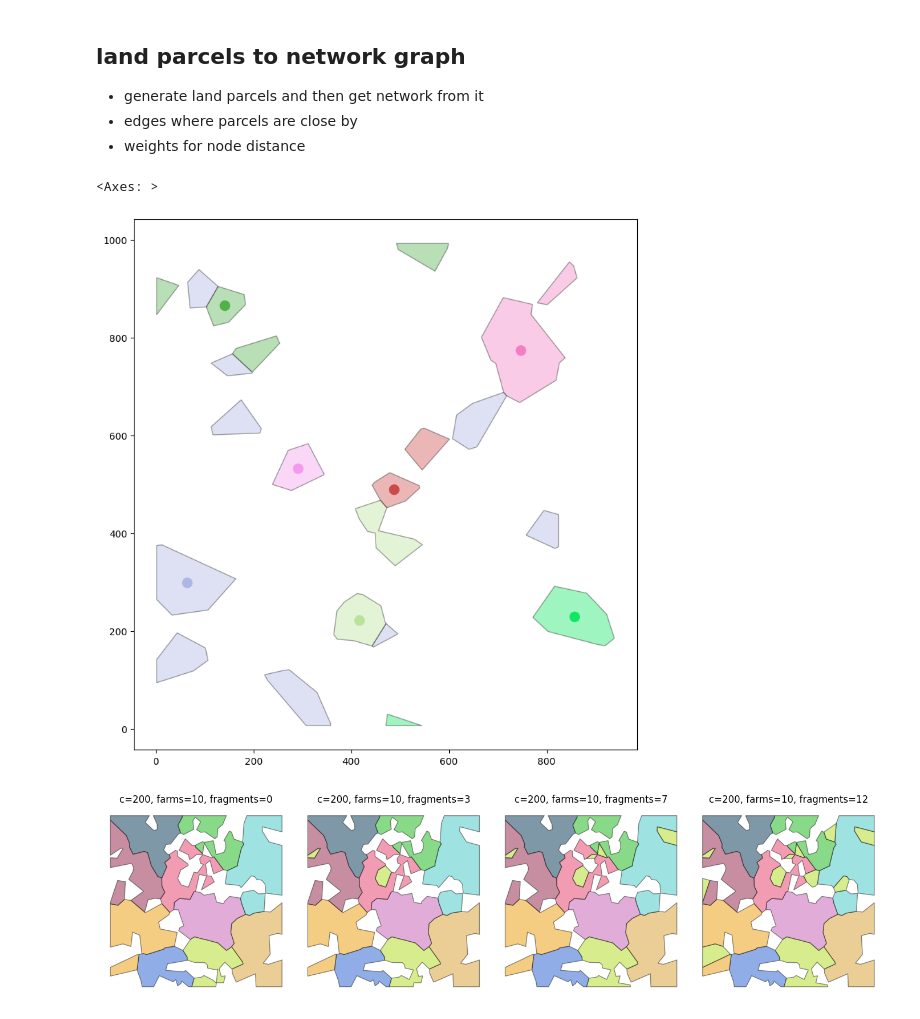
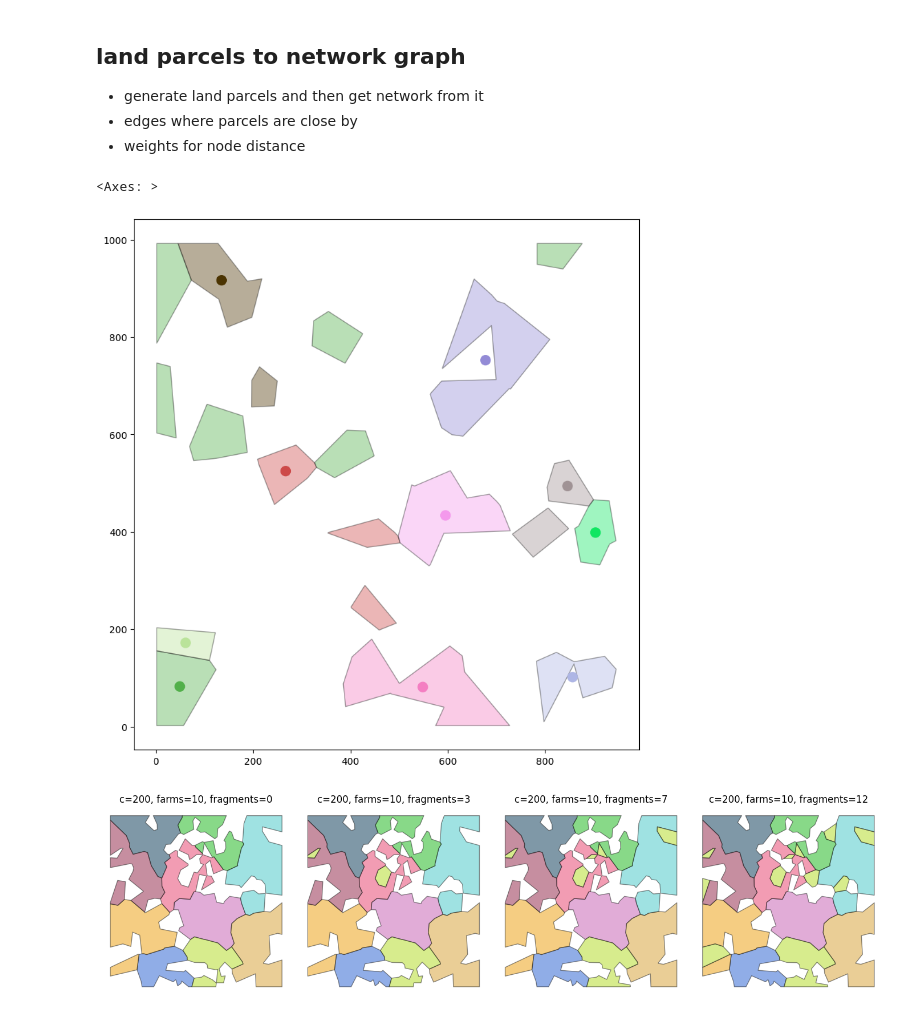
Before and after one commit to dmnfarrell/btbabm, a Jupyter notebook: notebooks/abm_simulation.ipynb, the cells around one changed output. Cells and saved outputs as stored; diff of their text form; code cells hidden in the pictures.

```diff
--- a/notebooks/abm_simulation.ipynb
+++ b/notebooks/abm_simulation.ipynb
@@ -53,14 +53,14 @@ EOFError: Ran out of input
 - edges where parcels are close by
 - weights for node distance
 # %%
-farms = utils.generate_land_parcels(200,8,empty=0.9,seed=13,fragments=6)
+farms = utils.generate_land_parcels(120,12,empty=0.8,seed=13,fragments=5)
 ax=farms.plot(color=farms.color,ec='.1',alpha=0.4,figsize=(10,10))
 larg = farms.geometry.apply(utils.get_largest_poly)
 cent = gpd.GeoDataFrame(data=farms.copy(),geometry=larg.geometry.centroid)
 cent.plot(color=farms.color,markersize=100,ax=ax)
 # %% [output]
 <Axes: >
-[figure, old version]
+[figure, new version]
 # %%
 reload(utils)
 from shapely.geometry import Point,MultiPoint,MultiPolygon,Polygon
```
Also changed, not shown: parts of 4 cells of this notebook, 4 other files.
